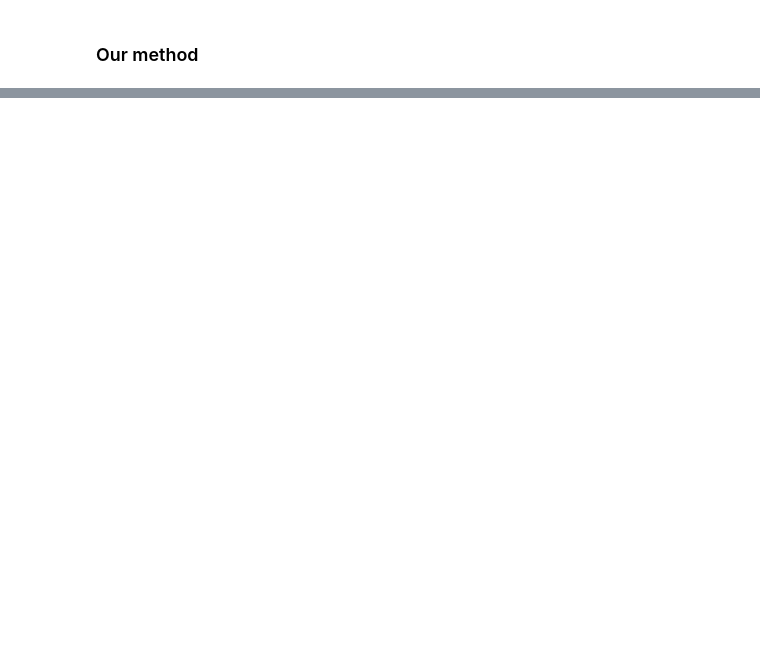
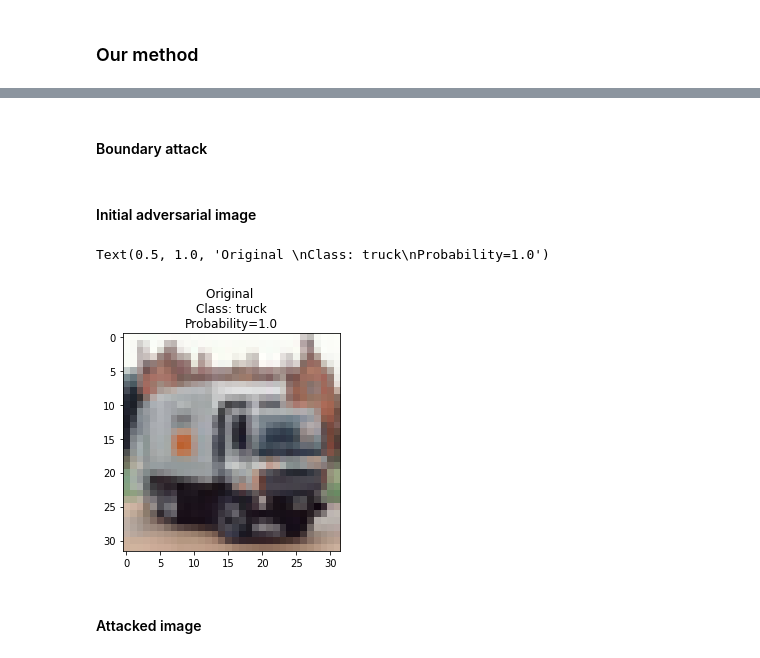
Before and after one commit to MatveyMor/Diploma-Thesis, a Jupyter notebook: Adversarial attacks CIFAR10 ResNet.ipynb, the cells around one changed output, grey strips where cells are left out. Saved outputs shown, nothing was run; the diff lists cells and outputs as text; code cells hidden in the pictures; blank space fills up the shorter version.

```diff
--- a/Adversarial attacks CIFAR10 ResNet.ipynb
+++ b/Adversarial attacks CIFAR10 ResNet.ipynb
@@ -525,0 +526,2 @@ Clipping input data to the valid range for imshow with RGB data ([0..1] for floa
+# %% [markdown]
+#### Boundary attack
@@ -525,0 +690,15 @@ Clipping input data to the valid range for imshow with RGB data ([0..1] for floa
+# %% [markdown]
+#### Initial adversarial image
+# %%
+init_image = example_data[11].data.cpu().numpy().transpose((1,2,0))
+prob_init = softmax(net(example_data[11].reshape(1, 3, 32, 32).to(device)).data.cpu().numpy()[0])
+# %%
+plt.imshow(init_image)
+plt.title('Original ' + '\n'
+                  + 'Class: '+ str(labels[np.argmax(prob_init)]) + '\n'
+                  + 'Probability=' + str(np.max(prob_init)))
+# %% [output]
+Text(0.5, 1.0, 'Original \nClass: truck\nProbability=1.0')
+[figure, added]
+# %% [markdown]
+#### Attacked image
```
Also changed, not shown: parts of 17 cells of this notebook.
